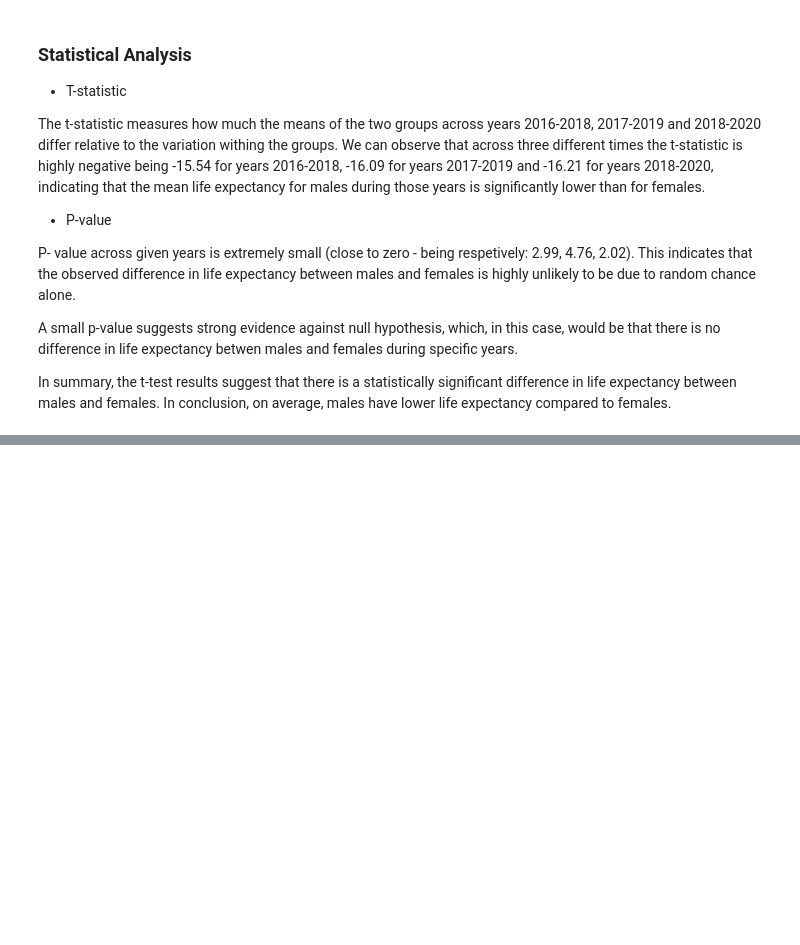
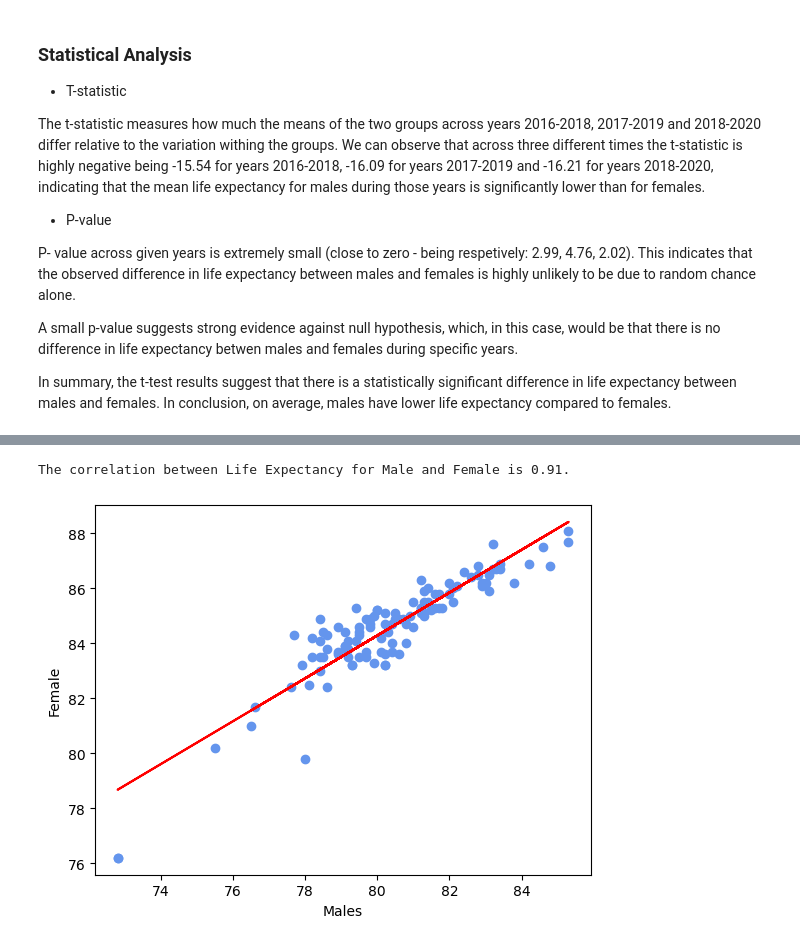
Before and after one commit to rachj14/project-one, a Jupyter notebook: life-expectancy.ipynb, the cells around one changed output, grey strips where cells are left out. Cells and saved outputs as stored; diff of their text form; code cells hidden in the pictures; blank space fills up the shorter version.

```diff
--- a/life-expectancy.ipynb
+++ b/life-expectancy.ipynb
@@ -185,0 +229,30 @@ In summary, the t-test results suggest that there is a statistically significant
+# %%
+# Dependencies
+import scipy.stats as st
+# Calculating the correlation coefficient and a linear regression model
+correlation = st.pearsonr(males_gender[male_col], females_gender[female_col])
+
+# Calculating linear regression model
+(slope, intercept, rvalue, pvalue, stderr) = st.linregress(males_gender[male_col], females_gender[female_col])
+
+# Generating y values for the regression line
+regress_value = males_gender[male_col] * slope + intercept
+
+# Creating the equation of the line for the legend
+line = 'y='+ str(round(slope,2)) + "x +" + str(round(intercept,2))
+
+# Plotting the scatter plot
+plt.scatter(males_gender[male_col], females_gender[female_col], color = "cornflowerblue")
+
+# Plotting the regression line and labels
+plt.plot(males_gender[male_col], regress_value, "r-")
+plt.xlabel("Males")
+plt.ylabel("Female")
+
+# Printing statement
+print(f"The correlation between Life Expectancy for Male and Female is {round(correlation[0], 2)}.")
+
+plt.show()
+# %% [output]
+The correlation between Life Expectancy for Male and Female is 0.91.
+[figure, added]
```
Also changed, not shown: parts of 7 cells of this notebook, 1 other file.
